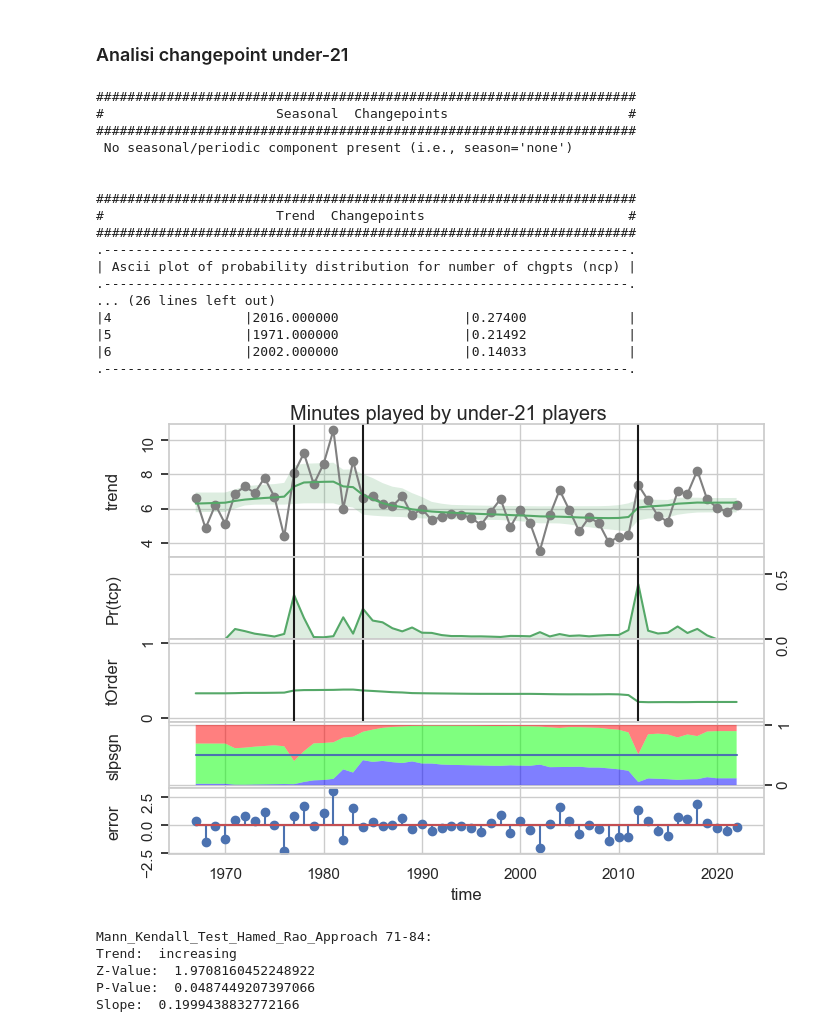
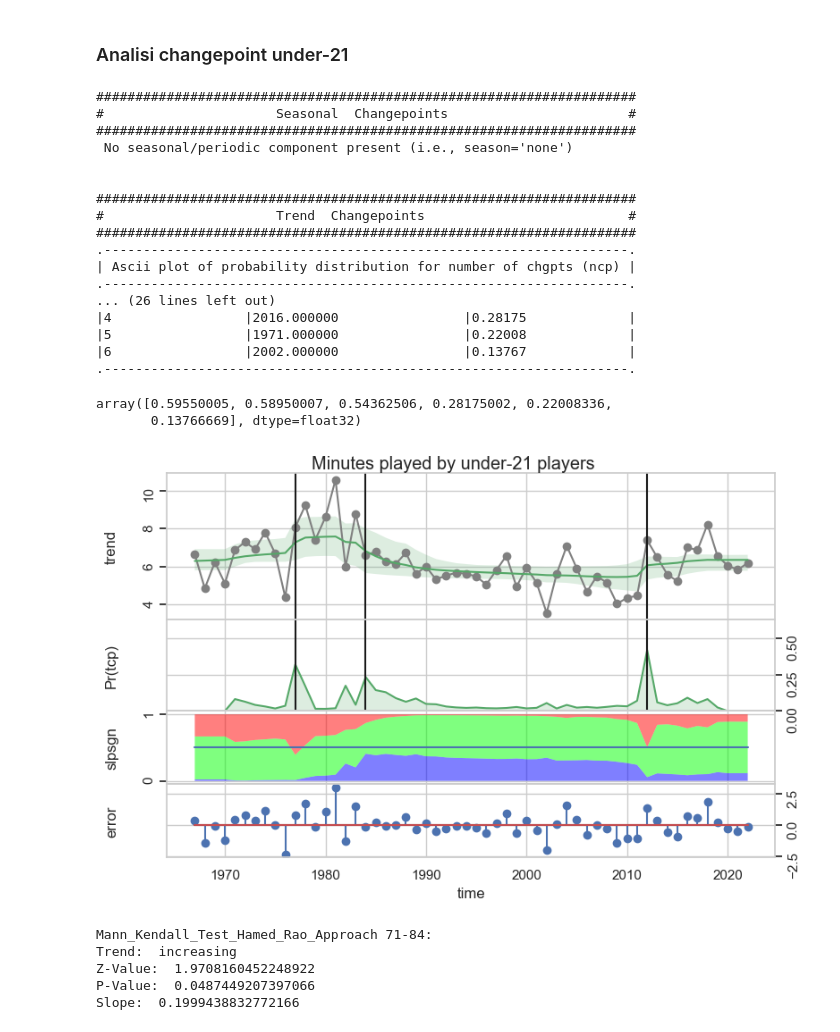
Before and after one commit to frapic98/Minutes-played-by-under-21-players-in-Serie-a, a Jupyter notebook: changepoint_algo_Rbeast.ipynb, the cells around one changed output. Cells and saved outputs as stored; diff of their text form; code cells hidden in the pictures.

```diff
--- a/changepoint_algo_Rbeast.ipynb
+++ b/changepoint_algo_Rbeast.ipynb
@@ -18,29 +18,32 @@ all_teams=pd.read_excel("Under21_minutes_played_teams.xlsx",index_col=0)
 mins_played["Minutes_played_italians"]=mins_played["Minutes_played_italians"]+mins_played["Minutes_played_oriundi"]
 # %%
 import numpy as np
-plt.rcParams['figure.figsize'] = [7, 5]
+plt.rcParams['figure.figsize'] = [8, 5]
 o=rb.beast(mins_played['Minutes_played_under21'], start=1967, season='none',tcp_minmax=[2,6], print_options = False,print_progress=False)
-rb.plot(o,title='Minutes played by under-21 players',ncpStat="mean")
+rb.plot(o,title='Minutes played by under-21 players',ncpStat="mean",vars=["t", "tcp","slpsgn" , "error"])
 rb.print(o)
+o.trend.cpPr
 # %% [output]
 #####################################################################
 #                      Seasonal  Changepoints                       #
 #####################################################################
  No seasonal/periodic component present (i.e., season='none')
 
 
 #####################################################################
 #                      Trend  Changepoints                          #
 #####################################################################
 .-------------------------------------------------------------------.
 | Ascii plot of probability distribution for number of chgpts (ncp) |
 .-------------------------------------------------------------------.
 ... (26 lines left out)
-|4                 |2016.000000                |0.27400             |
-|5                 |1971.000000                |0.21492             |
-|6                 |2002.000000                |0.14033             |
+|4                 |2016.000000                |0.28175             |
+|5                 |1971.000000                |0.22008             |
+|6                 |2002.000000                |0.13767             |
 .-------------------------------------------------------------------.
+array([0.59550005, 0.58950007, 0.54362506, 0.28175002, 0.22008336,
+       0.13766669], dtype=float32)
-[figure, old version]
+[figure, new version]
 # %%
 import numpy as np
 o=rb.beast(mins_played['Minutes_played_under21'][0:32], start=1967, deltat=1,period="1.0 year",mcmc_seed=1,print_options = False,print_progress=False)
```
Also changed, not shown: parts of 4 cells of this notebook, 3 other files.
